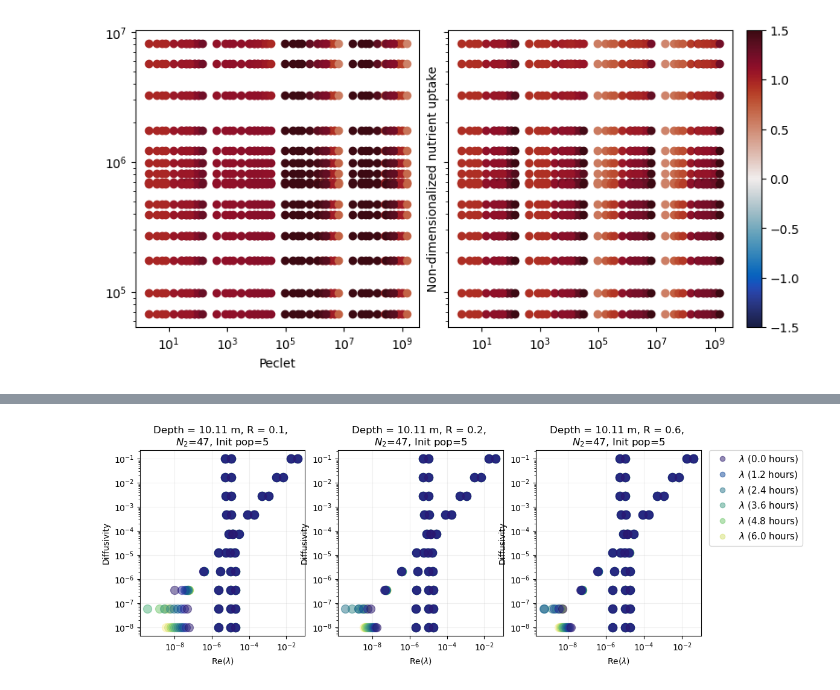
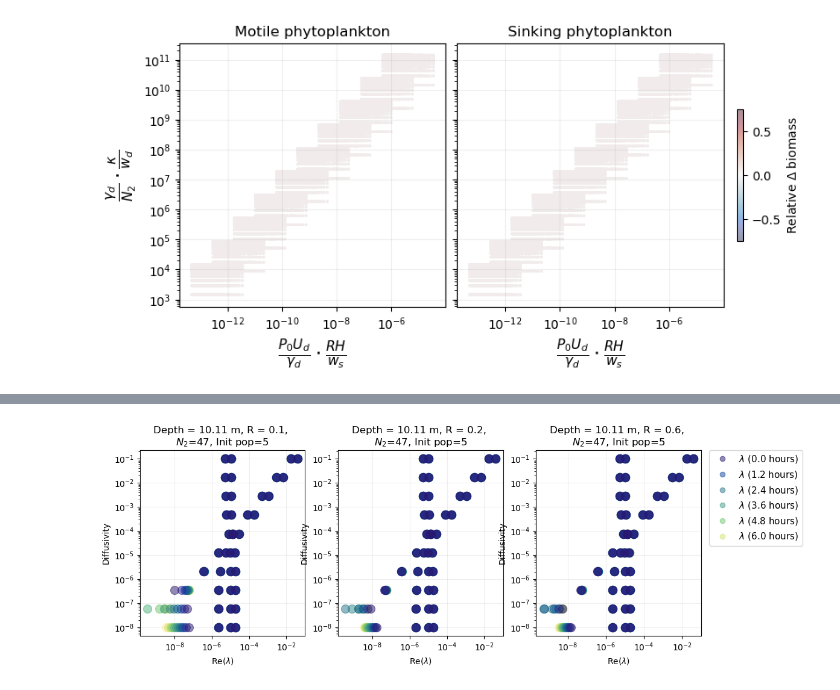
Before and after one commit to sienna-white/box_model, a Jupyter notebook: two_species.ipynb, the cells around one changed output, grey strips where cells are left out. Saved outputs shown, nothing was run; the diff lists cells and outputs as text; code cells hidden in the pictures.

```diff
--- a/two_species.ipynb
+++ b/two_species.ipynb
@@ -107,61 +67,53 @@ for t in range(0, 500, 200):
 # %%
 
 
-id = 7
-ir = 5
-inut = 7
-ipop = 7
+# THESE LOOK GOOD!!!
+# ndx = dst0.m1.init  * (uptake_d + uptake_m) / (pm.gamma_d * pm.beta) * (dst0.depth  * dst0.ratio)
+    # ndy =  pm.gamma_d * dst0.kappa / (dst0.m1.n2 * pm.wd  ) # )
 
+# dst0 = dst
 
+for T in range(0, NT, 100):
+    dst0 = dst.isel(t=T)
 
+    init = dst0.m1.init * 2e6
+    uptake = pm.gamma_d / (init) * (pm.beta + pm.alpha)
 
-# (uptake_d * pop ) /
-def calculate_nd_uptake(depth, ratio, n2, pop, kappa):
-    nd_uptake =  uptake_d * pop / (n2 * (pm.alpha + pm.beta))
+    # MICROCYSTIS ****************************************************************
+    # ndx =  (uptake_d + uptake_m)  * init  / (pm.gamma_d * pm.beta) * (dst0.depth  * dst0.ratio)
+    # ndy =  pm.gamma_d/dst0.m1.n2  * dst0.kappa / pm.wd
 
-    # nd_uptake = (uptake_d * pop *  depth) / (n2 * kappa)
-    # nd_uptake = 1/nd_uptake
-    return nd_uptake
+    ndx =    dst0.n2/(pm.gamma_m + dst0.n2) *  uptake_d * (dst0.depth  * dst0.ratio)
+    ndy =    (dst0.kappa * init/ pm.wd)   # * pm.alpha * pm.n2  / pm.gamma_d
 
+    ndx = ndx.broadcast_like(dst0.m1)
+    ndy = ndy.broadcast_like(dst0.m1)
 
-# nd_uptake = (uptake_d * dst.init * dst.ratio * dst.depth) / (dst.n2 * dst.kappa)
+    biomass_m = (dst0.m1  + dst0.m2 - init) / (init)
+    biomass_d = (dst0.d1  + dst0.d2 - init) / (init)
 
+    fig, axs = plt.subplots(nrows=1, ncols=2, figsize=(8, 4), sharex=True, sharey=True, constrained_layout=True)
+    axs = axs.flatten()
 
-txt = "Depth = %2.2f m,  $N_2$=%d, Init pop=%d" % (depth, n2, pop)
+    axs[0].scatter(ndx, ndy, c=biomass_m, cmap=cmo.cm.balance, vmin=-0.75, vmax=0.75, s=1, alpha=0.45)
 
+    # DIATOM ****************************************************************
+    ndx = ndx.broadcast_like(dst0.m1)
+    ndy = ndy.broadcast_like(dst0.m1)
+    h= axs[1].scatter(ndx, ndy, c=biomass_d, cmap=cmo.cm.balance, vmin=-0.75, vmax=0.75, s=1, alpha=0.45)
 
+    for ax in axs:
+        ax.set_xscale("log")
+        ax.set_yscale("log")
+        ax.grid(alpha=0.2)
+        # ax.hlines(1, 1e-3, 1e3, colors="k", linestyles="dashed", alpha=0.5)
+        # ax.vlines(1, 1e-3, 1e3, colors="k", linestyles="dashed", alpha=0.5)
 
-
-fig, axs = plt.subplots(nrows=1, ncols=2, figsize=(8, 4), sharex=True, sharey=True, constrained_layout=True)
-axs = axs.flatten()
-
-for inut in range(0, NV, 3):
-    for id in range(0, NV, 3):
-        for ipop in range(0, NV, 3):
-            for ir in range(0, NV, 3):
-
-                depth, ratio, n2, pop = get_coords(id, ir, inut, ipop)
-                init_biomass = pop*2e6
-                dst0 = dst.isel(n2=inut, init=ipop, depth=id, ratio=ir, t=400)
-
-                for ik in range(0, NV,3):
-                    BIOMASS_M = dst0.m1.isel(kappa=ik) + dst0.m2.isel(kappa=ik)
-                    BIOMASS_M = BIOMASS_M / init_biomass
-
-                    BIOMASS_D = dst0.d1.isel(kappa=ik) + dst0.d2.isel(kappa=ik)
-                    BIOMASS_D = BIOMASS_D / init_biomass
-
-                    uptake_star = calculate_nd_uptake(depth, ratio, n2, init_biomass, dst.kappa.values[ik])
-                    # beta_star = pm.alpha * ratio * depth/ dst.kappa.values[ik]
-                    resupply_star = ratio*depth / dst.kappa.values[ik] # pm.wm * ratio / dst.kappa.values[ik] #n2 / pm.gamma_d  * ratio * depth / dst.kappa.values[ik]
-
-                    uptake_star = np.ones_like(BIOMASS_M) * uptake_star
-                    h = axs[0].scatter(resupply_star, uptake_star,  c=BIOMASS_M, cmap=cmo.cm.balance, vmin=-1.5, vmax=1.5)
-                    h = axs[1].scatter(resupply_star, uptake_star,  c=BIOMASS_D, cmap=cmo.cm.balance, vmin=-1.5, vmax=1.5)
-
-axs[0].set_xlabel("Peclet")
-axs[1].set_ylabel("Non-dimensionalized nutrient uptake")
-axs[0].set_xscale("log")
-axs[0].set_yscale("log")
-plt.colorbar(h)
+    axs[0].set_title("Motile phytoplankton")
+    axs[1].set_title("Sinking phytoplankton")
+    axs[0].set_xlabel(r"$ \frac{P_0 U_d}{\gamma_d} \cdot \frac{RH}{w_s}$", fontsize=16)
+    axs[1].set_xlabel(r"$ \frac{P_0 U_d}{\gamma_d} \cdot \frac{RH}{w_s}$", fontsize=16)
+    axs[0].set_ylabel(r"$ \frac{\gamma_d}{N_2} \cdot \frac{\kappa}{w_d}$", fontsize=16)
+    plt.colorbar(h, shrink=0.5, label=r"Relative $\Delta$ biomass")
+    plt.show()
 # %% [output]
@@ -169 +120 @@ plt.colorbar(h)
-[figure, old version]
+[figure, new version]
```
Also changed, not shown: parts of 2 cells of this notebook, 11 other files.
